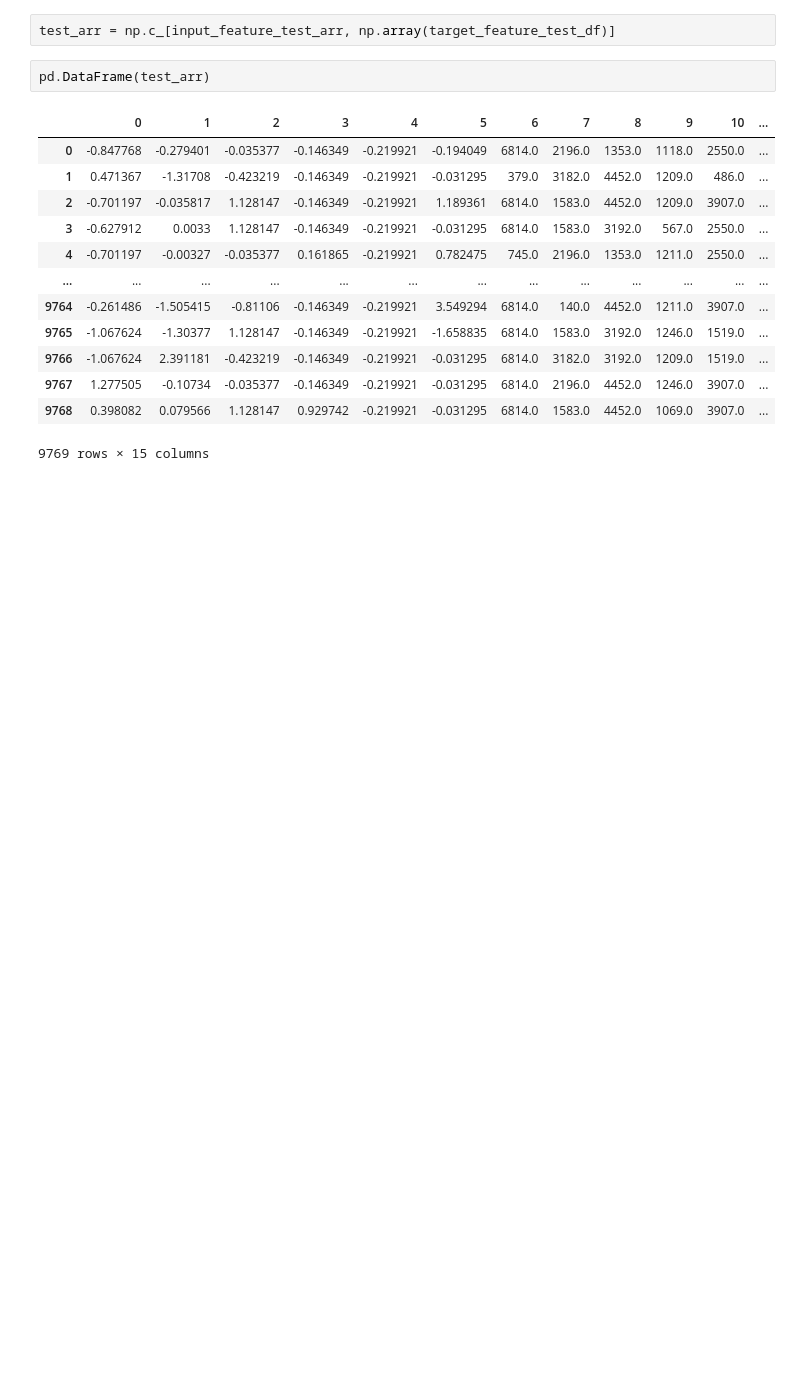
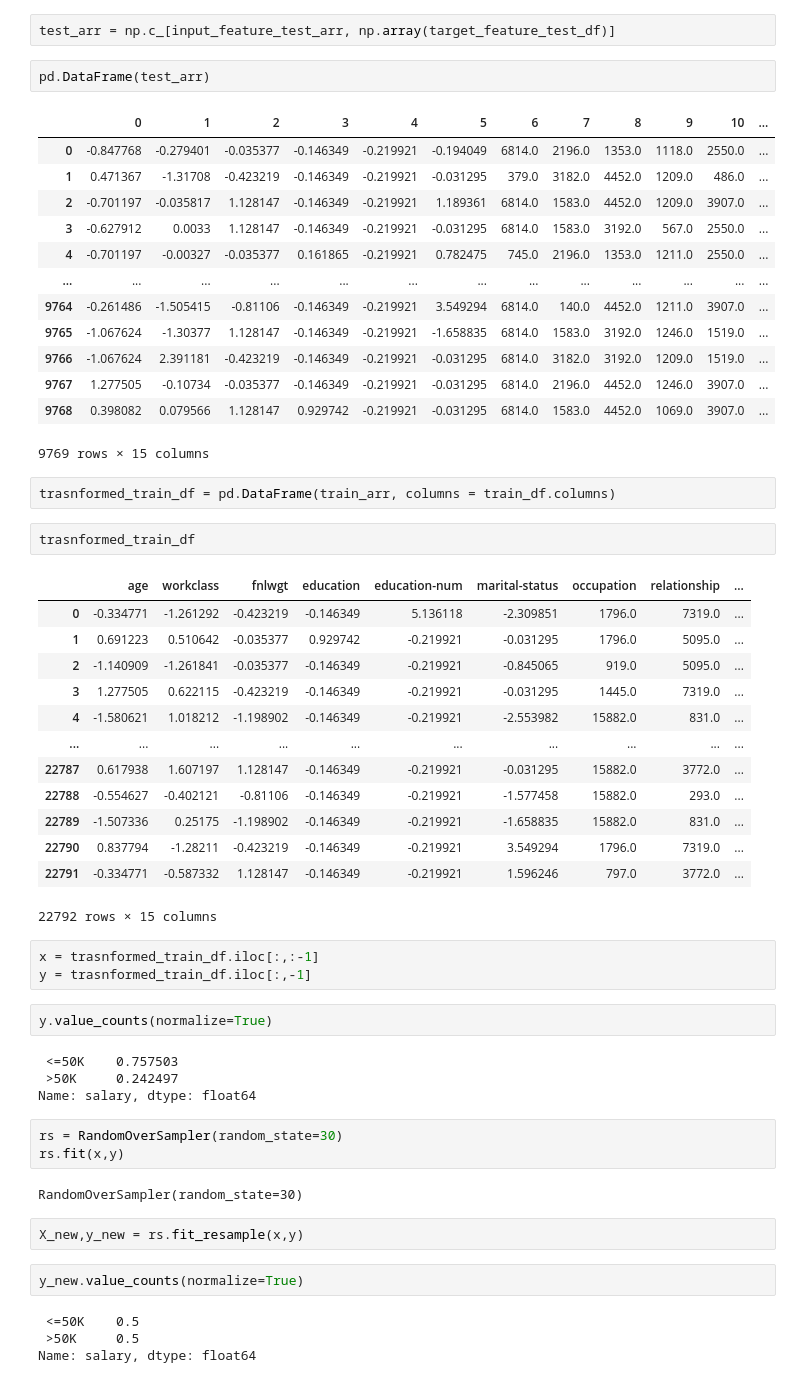
Before and after one commit to Prashant-Baliyan/DL_DVC_Template, a Jupyter notebook: notebook/transformation.ipynb, the cells around one changed output. Drawn from its saved outputs; the diff is of its cells as text; blank space fills up the shorter version.

```diff
--- a/notebook/transformation.ipynb
+++ b/notebook/transformation.ipynb
@@ -225,3 +211,43 @@ pd.DataFrame(test_arr)
 | 9767 | 1.277505 | -0.10734 | -0.035377 | -0.146349 | -0.219921 | -0.031295 | 6814.0 | 2196.0 | 4452.0 | 1246.0 | 3907.0 | ... |
 | 9768 | 0.398082 | 0.079566 | 1.128147 | 0.929742 | -0.219921 | -0.031295 | 6814.0 | 1583.0 | 4452.0 | 1069.0 | 3907.0 | ... |
 9769 rows × 15 columns
+# %%
+trasnformed_train_df = pd.DataFrame(train_arr, columns = train_df.columns)
+# %%
+trasnformed_train_df
+# %% [output]
+|  | age | workclass | fnlwgt | education | education-num | marital-status | occupation | relationship | ... |
+| 0 | -0.334771 | -1.261292 | -0.423219 | -0.146349 | 5.136118 | -2.309851 | 1796.0 | 7319.0 | ... |
+| 1 | 0.691223 | 0.510642 | -0.035377 | 0.929742 | -0.219921 | -0.031295 | 1796.0 | 5095.0 | ... |
+| 2 | -1.140909 | -1.261841 | -0.035377 | -0.146349 | -0.219921 | -0.845065 | 919.0 | 5095.0 | ... |
+| 3 | 1.277505 | 0.622115 | -0.423219 | -0.146349 | -0.219921 | -0.031295 | 1445.0 | 7319.0 | ... |
+| 4 | -1.580621 | 1.018212 | -1.198902 | -0.146349 | -0.219921 | -2.553982 | 15882.0 | 831.0 | ... |
+| ... | ... | ... | ... | ... | ... | ... | ... | ... | ... |
+| 22787 | 0.617938 | 1.607197 | 1.128147 | -0.146349 | -0.219921 | -0.031295 | 15882.0 | 3772.0 | ... |
+| 22788 | -0.554627 | -0.402121 | -0.81106 | -0.146349 | -0.219921 | -1.577458 | 15882.0 | 293.0 | ... |
+| 22789 | -1.507336 | 0.25175 | -1.198902 | -0.146349 | -0.219921 | -1.658835 | 15882.0 | 831.0 | ... |
+| 22790 | 0.837794 | -1.28211 | -0.423219 | -0.146349 | -0.219921 | 3.549294 | 1796.0 | 7319.0 | ... |
+| 22791 | -0.334771 | -0.587332 | 1.128147 | -0.146349 | -0.219921 | 1.596246 | 797.0 | 3772.0 | ... |
+22792 rows × 15 columns
+# %%
+x = trasnformed_train_df.iloc[:,:-1]
+y = trasnformed_train_df.iloc[:,-1]
+# %%
+y.value_counts(normalize=True)
+# %% [output]
+ <=50K    0.757503
+ >50K     0.242497
+Name: salary, dtype: float64
+# %%
+rs = RandomOverSampler(random_state=30)
+rs.fit(x,y)
+# %% [output]
+RandomOverSampler(random_state=30)
+# %%
+X_new,y_new = rs.fit_resample(x,y)
+# %%
+y_new.value_counts(normalize=True)
+# %% [output]
+ <=50K    0.5
+ >50K     0.5
+Name: salary, dtype: float64
```
Also changed, not shown: parts of 9 cells of this notebook, 9 other files.
